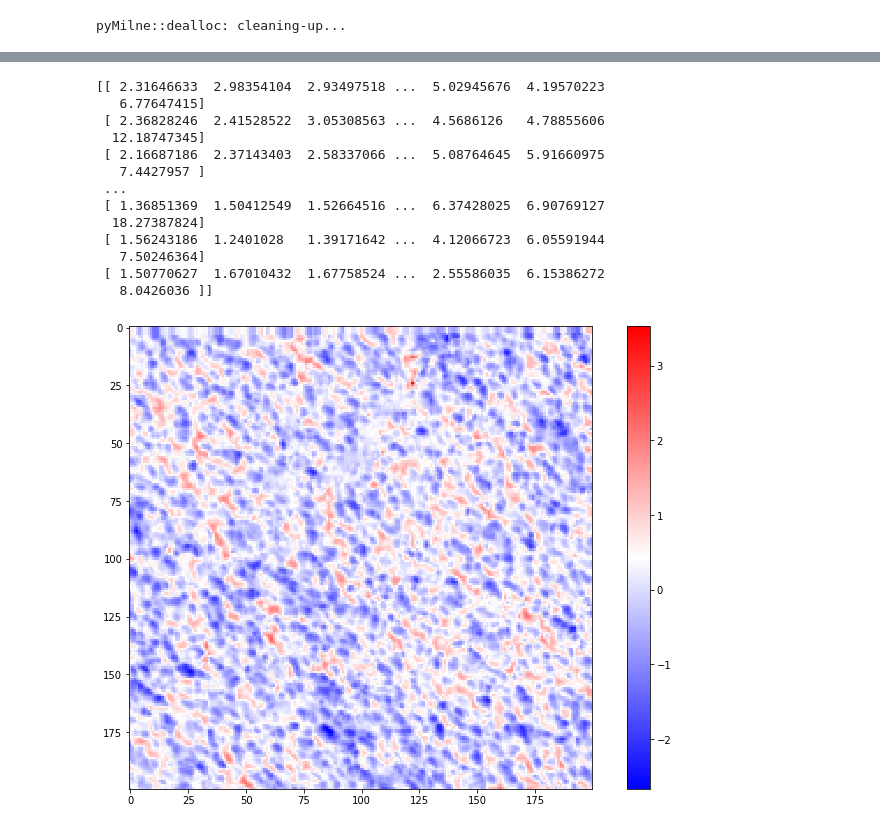
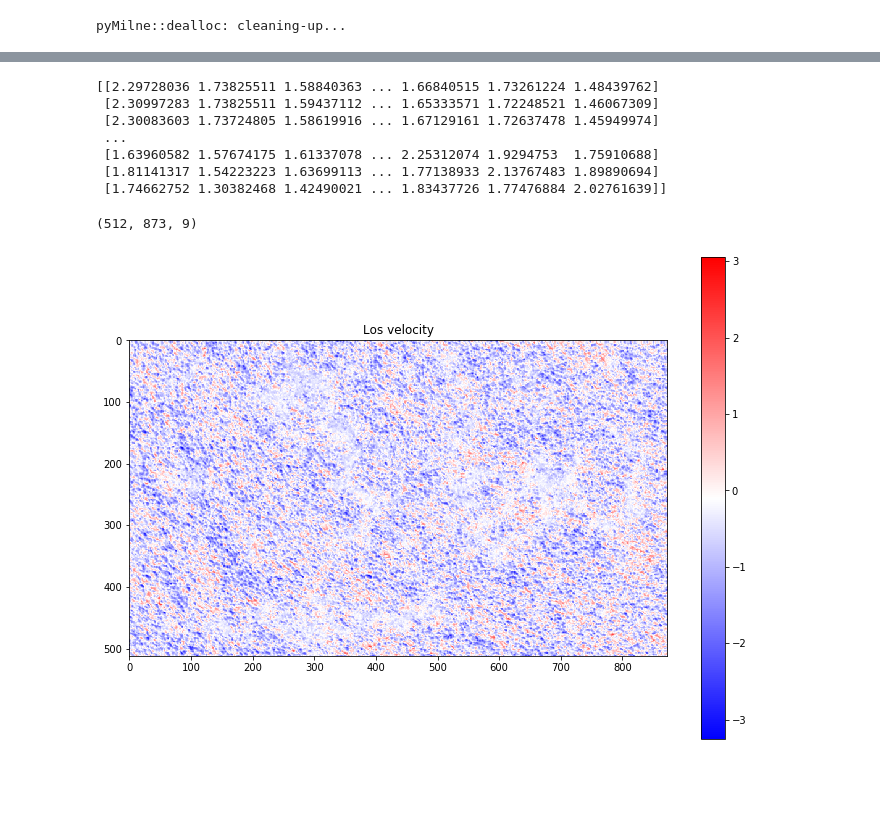
Before and after one commit to ivanzmilic/me_inversion_exercises, a Jupyter notebook: invert_hinode.ipynb, the cells around one changed output, grey strips where cells are left out. Cells and saved outputs as stored; diff of their text form; code cells hidden in the pictures; blank space fills up the shorter version.

```diff
--- a/invert_hinode.ipynb
+++ b/invert_hinode.ipynb
@@ -86,10 +84,10 @@ pyMilne::dealloc: cleaning-up...
 %%time
 i = 0
 j = 0
-nx = 200
-ny = 200
+nx = 512
+ny = 873
 iGuessed = np.float64([500., 0.1, 0.1, 0.0, 0.04, 100, 0.5, 0.1, 1.0])
-guessed_initial  = me.repeat_model(iGuessed, ny, nx)
+guessed_initial  = me.repeat_model(iGuessed, nx, ny)
 to_fit = stokes[i:i+nx,j:j+ny].reshape(nx,ny,4,112)
 
 #
@@ -102,27 +100,27 @@ Wall time: 1min 18s
 # %%
 print(chi2)
 # %% [output]
-[[ 2.31646633  2.98354104  2.93497518 ...  5.02945676  4.19570223
-   6.77647415]
- [ 2.36828246  2.41528522  3.05308563 ...  4.5686126   4.78855606
-  12.18747345]
- [ 2.16687186  2.37143403  2.58337066 ...  5.08764645  5.91660975
-   7.4427957 ]
+[[2.29728036 1.73825511 1.58840363 ... 1.66840515 1.73261224 1.48439762]
+ [2.30997283 1.73825511 1.59437112 ... 1.65333571 1.72248521 1.46067309]
+ [2.30083603 1.73724805 1.58619916 ... 1.67129161 1.72637478 1.45949974]
  ...
- [ 1.36851369  1.50412549  1.52664516 ...  6.37428025  6.90769127
-  18.27387824]
- [ 1.56243186  1.2401028   1.39171642 ...  4.12066723  6.05591944
-   7.50246364]
- [ 1.50770627  1.67010432  1.67758524 ...  2.55586035  6.15386272
-   8.0426036 ]]
+ [1.63960582 1.57674175 1.61337078 ... 2.25312074 1.9294753  1.75910688]
+ [1.81141317 1.54223223 1.63699113 ... 1.77138933 2.13767483 1.89890694]
+ [1.74662752 1.30382468 1.42490021 ... 1.83437726 1.77476884 2.02761639]]
+# %%
+model_out.shape
+#model_out = model_out.reshape(nx,ny,9)
+# %% [output]
+(512, 873, 9)
 # %%
 # Numbers look good, now let's try and plot some parameter maps:
 plt.figure(figsize=[10,7])
-plt.imshow(model_out[:,:,3]-np.mean(model_out[:,:,3]),cmap='bwr')
+plt.imshow(model_out[:,:,3],cmap='bwr')
+plt.title("Los velocity")
 plt.colorbar()
 plt.tight_layout()
 # %% [output]
-[figure, old version]
+[figure, new version]
 # %%
 plt.figure(figsize=[10,7])
 plt.imshow(model_out[:,:,0],cmap='Greys')
```
Also changed, not shown: parts of 7 cells of this notebook, 1 other file.
